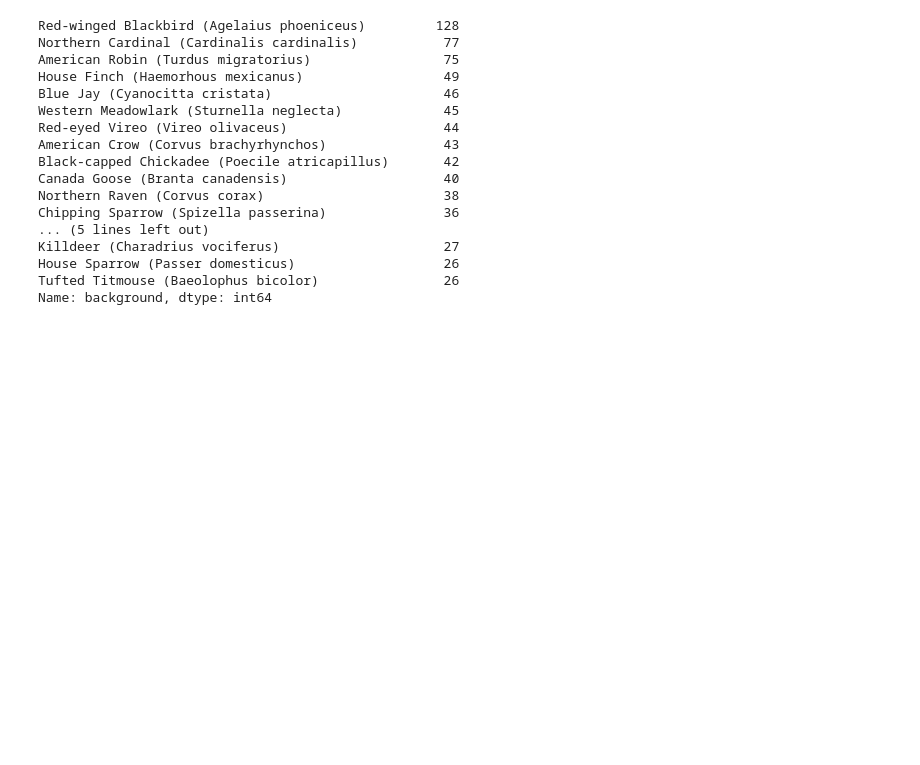
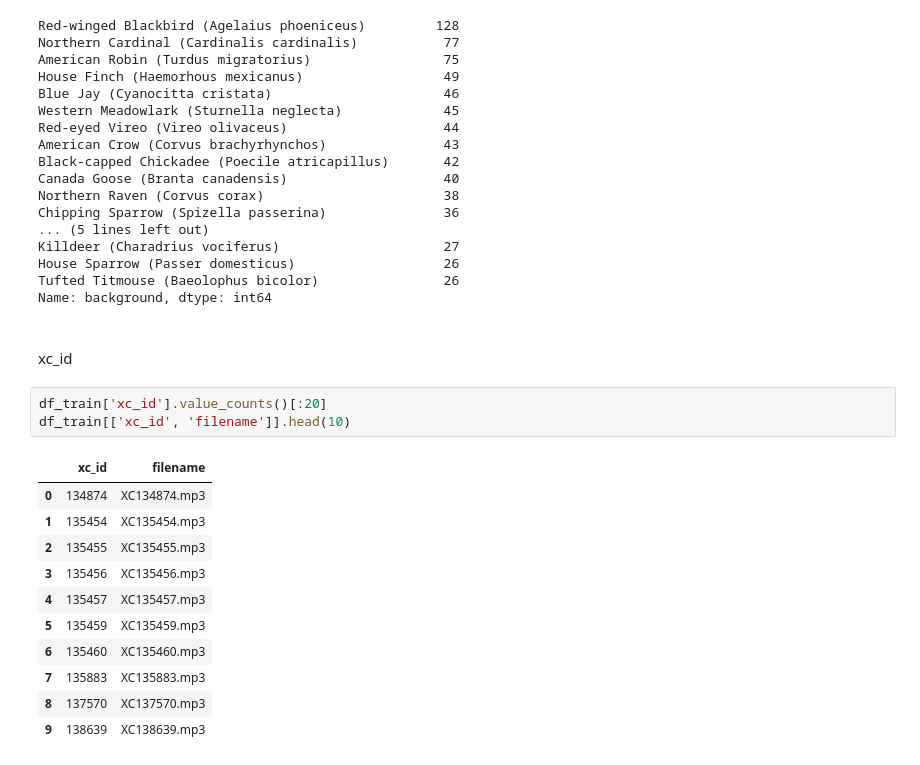
Before and after one commit to fkubota/kaggle-Cornell-Birdcall-Identification, a Jupyter notebook: nb/001_eda.ipynb, the cells around one changed output. Drawn from its saved outputs; the diff is of its cells as text; blank space fills up the shorter version.

```diff
--- a/nb/001_eda.ipynb
+++ b/nb/001_eda.ipynb
@@ -745,3 +745,22 @@ Killdeer (Charadrius vociferus)                     27
 House Sparrow (Passer domesticus)                   26
 Tufted Titmouse (Baeolophus bicolor)                26
 Name: background, dtype: int64
+# %% [markdown]
+<br>
+
+xc_id
+# %%
+df_train['xc_id'].value_counts()[:20]
+df_train[['xc_id', 'filename']].head(10)
+# %% [output]
+|  | xc_id | filename |
+| 0 | 134874 | XC134874.mp3 |
+| 1 | 135454 | XC135454.mp3 |
+| 2 | 135455 | XC135455.mp3 |
+| 3 | 135456 | XC135456.mp3 |
+| 4 | 135457 | XC135457.mp3 |
+| 5 | 135459 | XC135459.mp3 |
+| 6 | 135460 | XC135460.mp3 |
+| 7 | 135883 | XC135883.mp3 |
+| 8 | 137570 | XC137570.mp3 |
+| 9 | 138639 | XC138639.mp3 |
```
Also changed, not shown: parts of 24 cells of this notebook, 2 other files.
